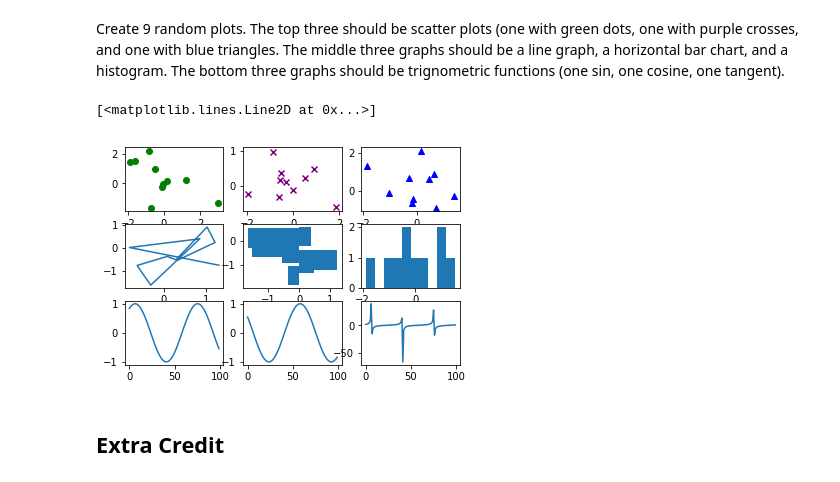
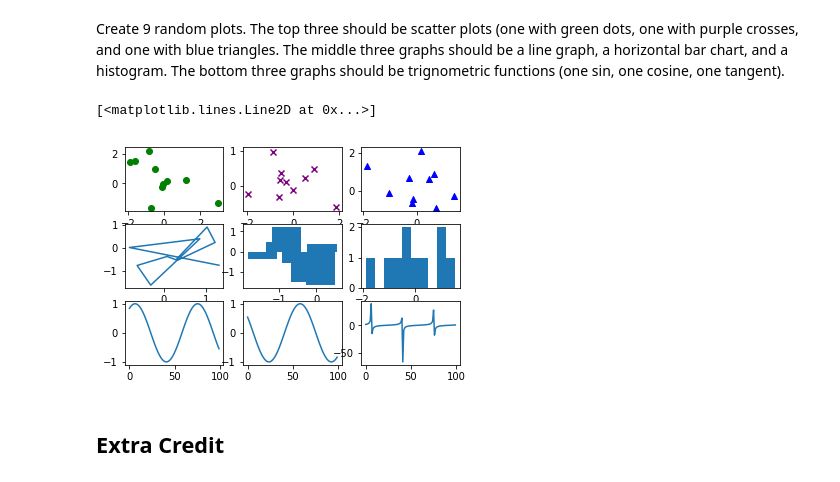
Before and after one commit to AshisGhosh/ashisghosh_data_x_s18, a Jupyter notebook: hw/hw1/Data-X HW1 Sp18.ipynb, the cells around one changed output. Cells and saved outputs as stored; diff of their text form; code cells hidden in the pictures.

```diff
--- a/hw/hw1/Data-X HW1 Sp18.ipynb
+++ b/hw/hw1/Data-X HW1 Sp18.ipynb
@@ -628,17 +633,17 @@ Create 9 random plots. The top three should be scatter plots (one with green dot
 # %%
 f, ax = plt.subplots(nrows=3,ncols=3)
 ax[0,0].scatter(np.random.randn(10),np.random.randn(10), color='green')
 ax[0,1].scatter(np.random.randn(10),np.random.randn(10), color='purple',marker="x" )
 ax[0,2].scatter(np.random.randn(10),np.random.randn(10), color='blue',marker="^" )
 ax[1,0].plot(np.random.randn(10),np.random.randn(10))
-ax[1,1].barh(np.random.randn(10),np.random.randn(10))
+ax[1,1].bar(np.random.randn(10),np.random.randn(10))
 ax[1,2].hist(np.random.randn(10))
 ax[2,0].plot(np.sin(np.linspace(1,10,100)))
 ax[2,1].plot(np.cos(np.linspace(1,10,100)))
 ax[2,2].plot(np.tan(np.linspace(1,10,100)))
 # %% [output]
 [<matplotlib.lines.Line2D at 0x...>]
-[figure, old version]
+[figure, new version]
 # %% [markdown]
 ## Extra Credit
 # %% [markdown]
```
Also changed, not shown: parts of 17 cells of this notebook, 1 other file.
